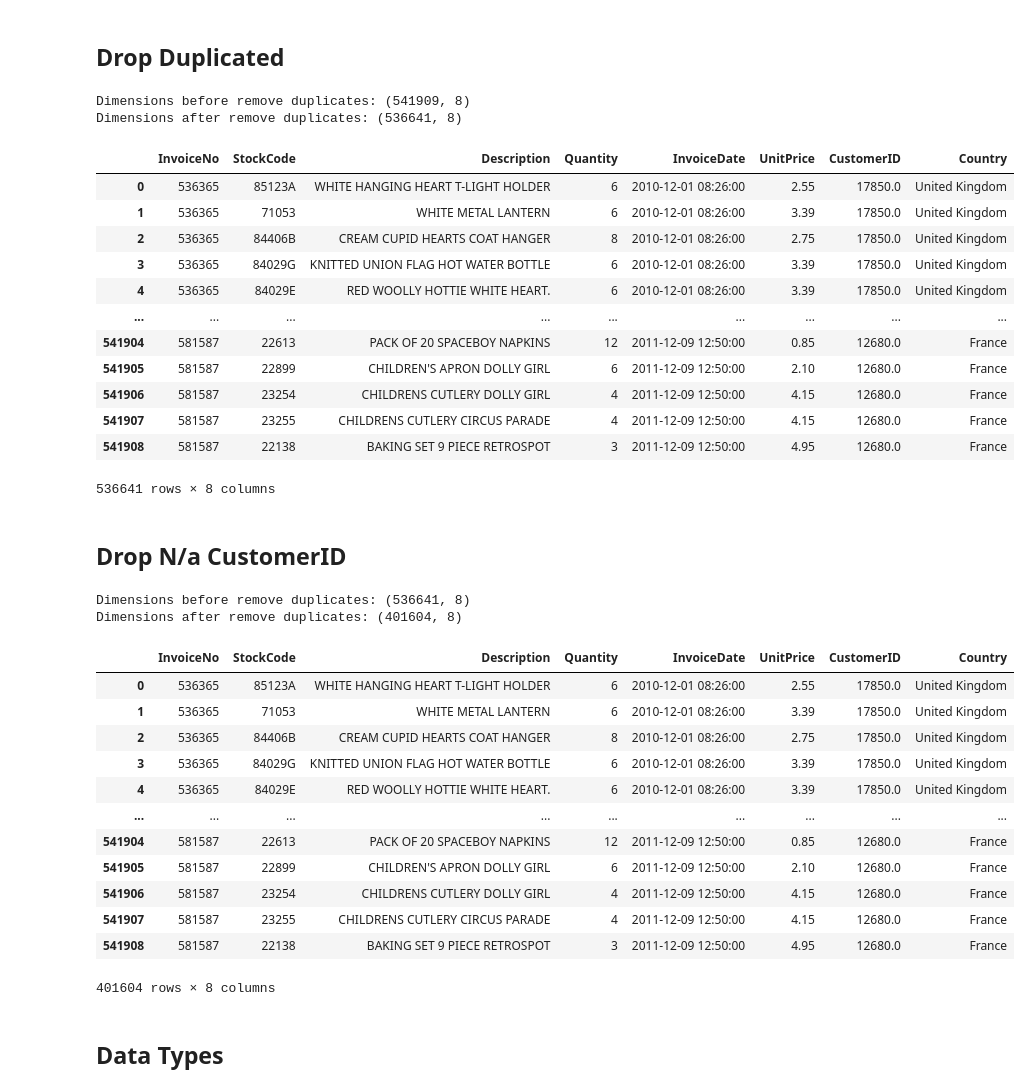
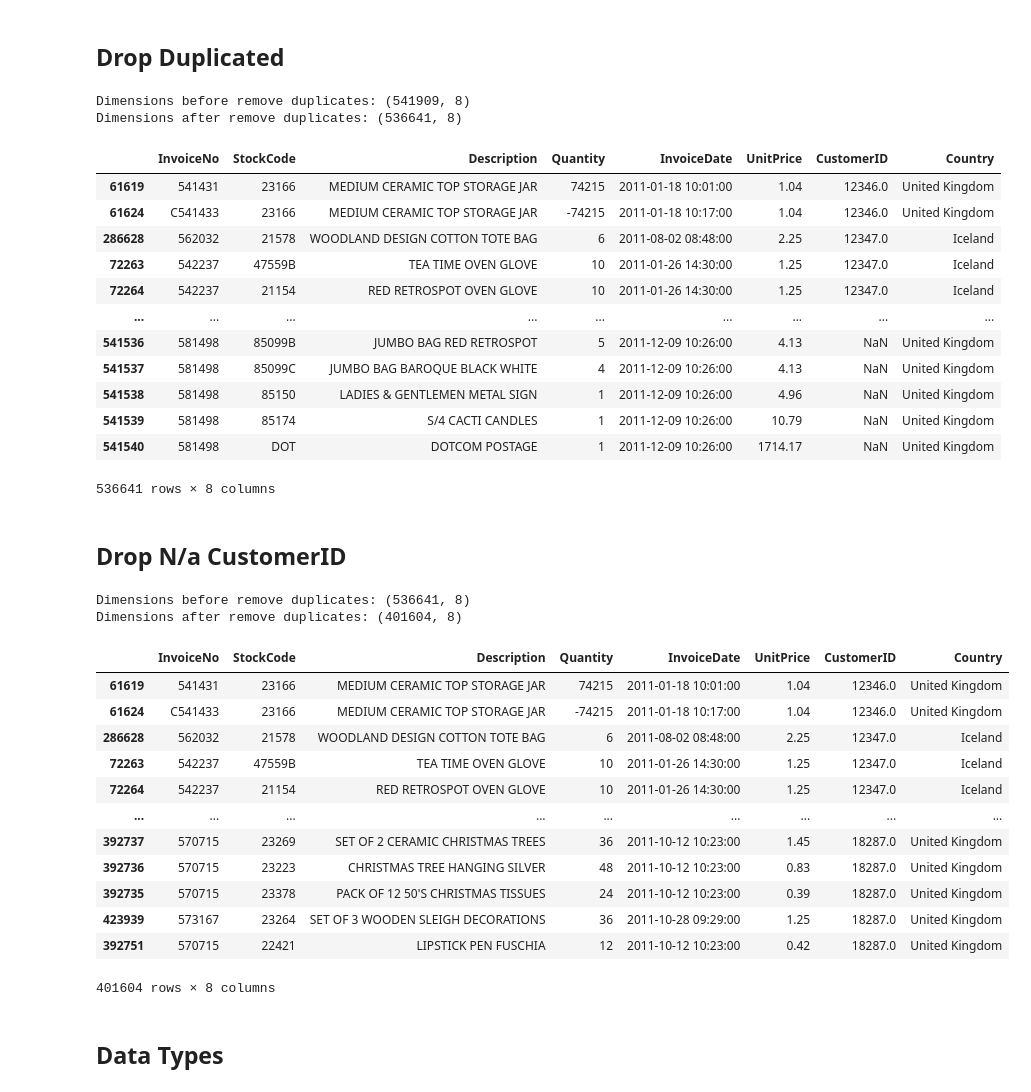
Before and after one commit to mrazakqq/Customer-Segmentation-Online-Retail, a Jupyter notebook: customer-segmentation-online-retail.ipynb, the cells around one changed output. Drawn from its saved outputs; the diff is of its cells as text; code cells hidden in the pictures.

```diff
--- a/customer-segmentation-online-retail.ipynb
+++ b/customer-segmentation-online-retail.ipynb
@@ -133,24 +133,24 @@ def dropDuplicates(df):
   print(f'Dimensions after remove duplicates: {df.shape}')
   return df
 # %%
-data = df.copy()
+data = df.sort_values('CustomerID').copy()
 data = dropDuplicates(data)
 data
 # %% [output]
 Dimensions before remove duplicates: (541909, 8)
 Dimensions after remove duplicates: (536641, 8)
 |  | InvoiceNo | StockCode | Description | Quantity | InvoiceDate | UnitPrice | CustomerID | Country |
-| 0 | 536365 | 85123A | WHITE HANGING HEART T-LIGHT HOLDER | 6 | 2010-12-01 08:26:00 | 2.55 | 17850.0 | United Kingdom |
-| 1 | 536365 | 71053 | WHITE METAL LANTERN | 6 | 2010-12-01 08:26:00 | 3.39 | 17850.0 | United Kingdom |
-| 2 | 536365 | 84406B | CREAM CUPID HEARTS COAT HANGER | 8 | 2010-12-01 08:26:00 | 2.75 | 17850.0 | United Kingdom |
-| 3 | 536365 | 84029G | KNITTED UNION FLAG HOT WATER BOTTLE | 6 | 2010-12-01 08:26:00 | 3.39 | 17850.0 | United Kingdom |
-| 4 | 536365 | 84029E | RED WOOLLY HOTTIE WHITE HEART. | 6 | 2010-12-01 08:26:00 | 3.39 | 17850.0 | United Kingdom |
+| 61619 | 541431 | 23166 | MEDIUM CERAMIC TOP STORAGE JAR | 74215 | 2011-01-18 10:01:00 | 1.04 | 12346.0 | United Kingdom |
+| 61624 | C541433 | 23166 | MEDIUM CERAMIC TOP STORAGE JAR | -74215 | 2011-01-18 10:17:00 | 1.04 | 12346.0 | United Kingdom |
+| 286628 | 562032 | 21578 | WOODLAND DESIGN COTTON TOTE BAG | 6 | 2011-08-02 08:48:00 | 2.25 | 12347.0 | Iceland |
+| 72263 | 542237 | 47559B | TEA TIME OVEN GLOVE | 10 | 2011-01-26 14:30:00 | 1.25 | 12347.0 | Iceland |
+| 72264 | 542237 | 21154 | RED RETROSPOT OVEN GLOVE | 10 | 2011-01-26 14:30:00 | 1.25 | 12347.0 | Iceland |
 | ... | ... | ... | ... | ... | ... | ... | ... | ... |
-| 541904 | 581587 | 22613 | PACK OF 20 SPACEBOY NAPKINS | 12 | 2011-12-09 12:50:00 | 0.85 | 12680.0 | France |
-| 541905 | 581587 | 22899 | CHILDREN'S APRON DOLLY GIRL | 6 | 2011-12-09 12:50:00 | 2.10 | 12680.0 | France |
-| 541906 | 581587 | 23254 | CHILDRENS CUTLERY DOLLY GIRL | 4 | 2011-12-09 12:50:00 | 4.15 | 12680.0 | France |
-| 541907 | 581587 | 23255 | CHILDRENS CUTLERY CIRCUS PARADE | 4 | 2011-12-09 12:50:00 | 4.15 | 12680.0 | France |
-| 541908 | 581587 | 22138 | BAKING SET 9 PIECE RETROSPOT | 3 | 2011-12-09 12:50:00 | 4.95 | 12680.0 | France |
+| 541536 | 581498 | 85099B | JUMBO BAG RED RETROSPOT | 5 | 2011-12-09 10:26:00 | 4.13 | NaN | United Kingdom |
+| 541537 | 581498 | 85099C | JUMBO BAG BAROQUE BLACK WHITE | 4 | 2011-12-09 10:26:00 | 4.13 | NaN | United Kingdom |
+| 541538 | 581498 | 85150 | LADIES & GENTLEMEN METAL SIGN | 1 | 2011-12-09 10:26:00 | 4.96 | NaN | United Kingdom |
+| 541539 | 581498 | 85174 | S/4 CACTI CANDLES | 1 | 2011-12-09 10:26:00 | 10.79 | NaN | United Kingdom |
+| 541540 | 581498 | DOT | DOTCOM POSTAGE | 1 | 2011-12-09 10:26:00 | 1714.17 | NaN | United Kingdom |
 536641 rows × 8 columns
 # %% [markdown]
 ## **Drop N/a CustomerID**
@@ -170,17 +170,17 @@ data
 Dimensions before remove duplicates: (536641, 8)
 Dimensions after remove duplicates: (401604, 8)
 |  | InvoiceNo | StockCode | Description | Quantity | InvoiceDate | UnitPrice | CustomerID | Country |
-| 0 | 536365 | 85123A | WHITE HANGING HEART T-LIGHT HOLDER | 6 | 2010-12-01 08:26:00 | 2.55 | 17850.0 | United Kingdom |
-| 1 | 536365 | 71053 | WHITE METAL LANTERN | 6 | 2010-12-01 08:26:00 | 3.39 | 17850.0 | United Kingdom |
-| 2 | 536365 | 84406B | CREAM CUPID HEARTS COAT HANGER | 8 | 2010-12-01 08:26:00 | 2.75 | 17850.0 | United Kingdom |
-| 3 | 536365 | 84029G | KNITTED UNION FLAG HOT WATER BOTTLE | 6 | 2010-12-01 08:26:00 | 3.39 | 17850.0 | United Kingdom |
-| 4 | 536365 | 84029E | RED WOOLLY HOTTIE WHITE HEART. | 6 | 2010-12-01 08:26:00 | 3.39 | 17850.0 | United Kingdom |
+| 61619 | 541431 | 23166 | MEDIUM CERAMIC TOP STORAGE JAR | 74215 | 2011-01-18 10:01:00 | 1.04 | 12346.0 | United Kingdom |
+| 61624 | C541433 | 23166 | MEDIUM CERAMIC TOP STORAGE JAR | -74215 | 2011-01-18 10:17:00 | 1.04 | 12346.0 | United Kingdom |
+| 286628 | 562032 | 21578 | WOODLAND DESIGN COTTON TOTE BAG | 6 | 2011-08-02 08:48:00 | 2.25 | 12347.0 | Iceland |
+| 72263 | 542237 | 47559B | TEA TIME OVEN GLOVE | 10 | 2011-01-26 14:30:00 | 1.25 | 12347.0 | Iceland |
+| 72264 | 542237 | 21154 | RED RETROSPOT OVEN GLOVE | 10 | 2011-01-26 14:30:00 | 1.25 | 12347.0 | Iceland |
 | ... | ... | ... | ... | ... | ... | ... | ... | ... |
-| 541904 | 581587 | 22613 | PACK OF 20 SPACEBOY NAPKINS | 12 | 2011-12-09 12:50:00 | 0.85 | 12680.0 | France |
-| 541905 | 581587 | 22899 | CHILDREN'S APRON DOLLY GIRL | 6 | 2011-12-09 12:50:00 | 2.10 | 12680.0 | France |
-| 541906 | 581587 | 23254 | CHILDRENS CUTLERY DOLLY GIRL | 4 | 2011-12-09 12:50:00 | 4.15 | 12680.0 | France |
-| 541907 | 581587 | 23255 | CHILDRENS CUTLERY CIRCUS PARADE | 4 | 2011-12-09 12:50:00 | 4.15 | 12680.0 | France |
-| 541908 | 581587 | 22138 | BAKING SET 9 PIECE RETROSPOT | 3 | 2011-12-09 12:50:00 | 4.95 | 12680.0 | France |
+| 392737 | 570715 | 23269 | SET OF 2 CERAMIC CHRISTMAS TREES | 36 | 2011-10-12 10:23:00 | 1.45 | 18287.0 | United Kingdom |
+| 392736 | 570715 | 23223 | CHRISTMAS TREE HANGING SILVER | 48 | 2011-10-12 10:23:00 | 0.83 | 18287.0 | United Kingdom |
+| 392735 | 570715 | 23378 | PACK OF 12 50'S CHRISTMAS TISSUES | 24 | 2011-10-12 10:23:00 | 0.39 | 18287.0 | United Kingdom |
+| 423939 | 573167 | 23264 | SET OF 3 WOODEN SLEIGH DECORATIONS | 36 | 2011-10-28 09:29:00 | 1.25 | 18287.0 | United Kingdom |
+| 392751 | 570715 | 22421 | LIPSTICK PEN FUSCHIA | 12 | 2011-10-12 10:23:00 | 0.42 | 18287.0 | United Kingdom |
 401604 rows × 8 columns
 # %% [markdown]
 ## **Data Types**
```
Also changed, not shown: parts of 51 cells of this notebook.
